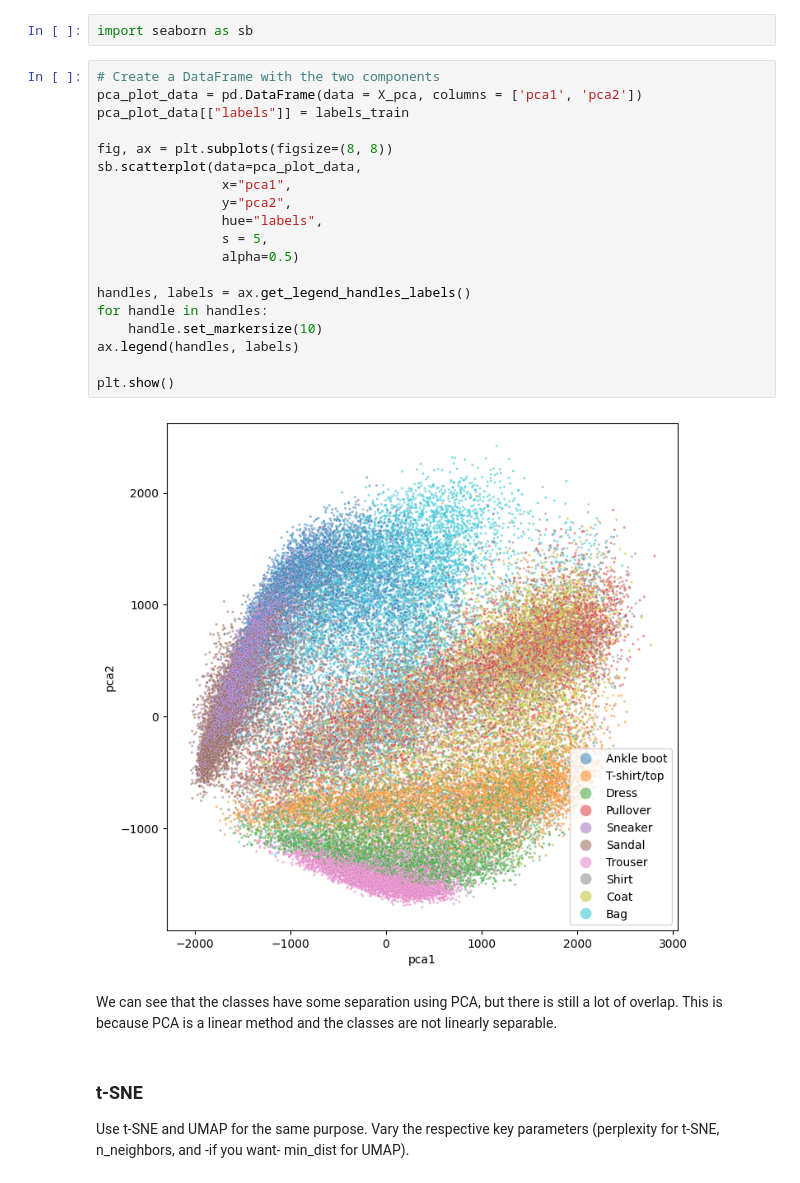
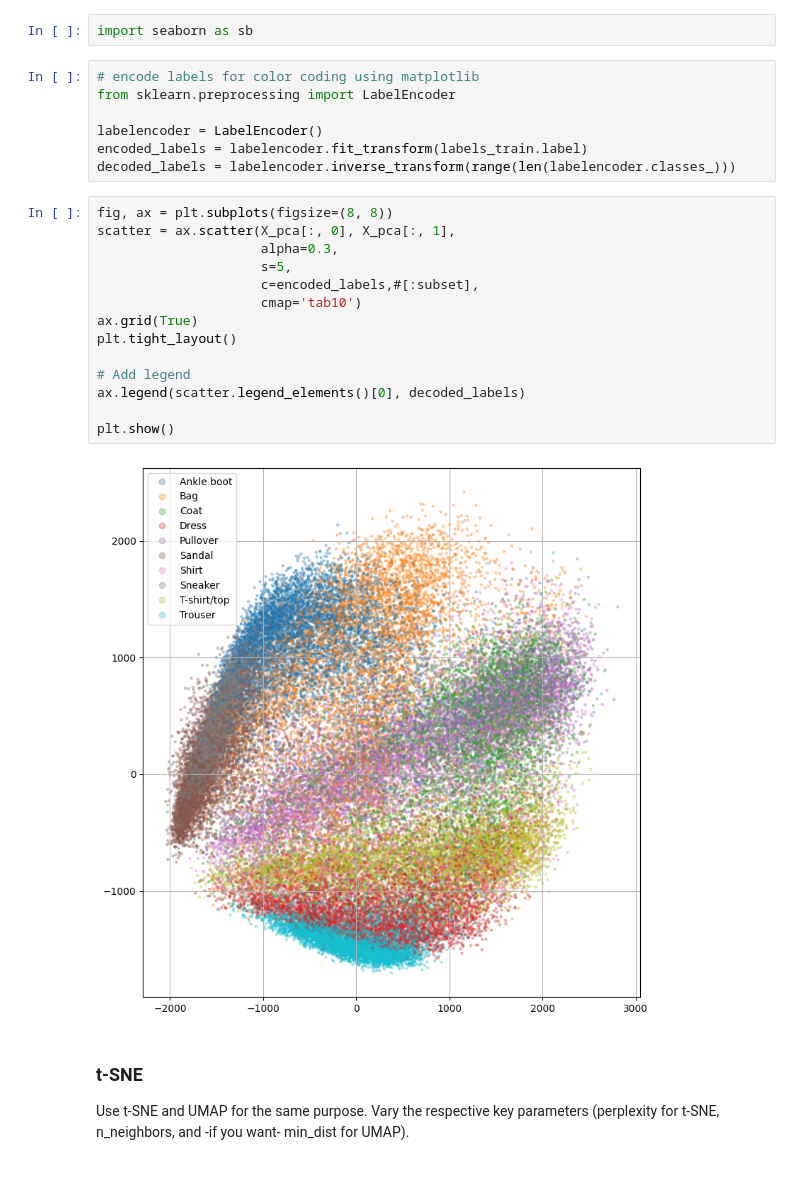
Before and after one commit to Knerten0815/data_science_course, a Jupyter notebook: notebooks/portfolio 2/data_science_MMI_portfolio_02_fashionMNIST_template.ipynb, the cells around one changed output. Cells and saved outputs as stored; diff of their text form.

Commit message:
Fixed colors across plots. Added legends.

```diff
--- a/notebooks/portfolio 2/data_science_MMI_portfolio_02_fashionMNIST_template.ipynb
+++ b/notebooks/portfolio 2/data_science_MMI_portfolio_02_fashionMNIST_template.ipynb
@@ -179,29 +179,29 @@ X_pca.shape
 Now every image has an PCA-embedding of 2 dimensions. We can plot these embeddings in a scatter plot. To verify if this method was of any use, we will color the points by their class and see if the classes are somewhat separated. We use seaborns default color palette for this, because it is designed to be easily readable for catecorical data.
 # %%
 import seaborn as sb
-# %%
-# Create a DataFrame with the two components
-pca_plot_data = pd.DataFrame(data = X_pca, columns = ['pca1', 'pca2'])
-pca_plot_data[["labels"]] = labels_train
-
-fig, ax = plt.subplots(figsize=(8, 8))
-sb.scatterplot(data=pca_plot_data,
-                x="pca1",
-                y="pca2",
-                hue="labels",
-                s = 5,
-                alpha=0.5)
-
-handles, labels = ax.get_legend_handles_labels()
-for handle in handles:
-    handle.set_markersize(10)
-ax.legend(handles, labels)
-
-plt.show()
-# %% [output]
-[figure, removed]
-# %% [markdown]
-We can see that the classes have some separation using PCA, but there is still a lot of overlap. This is because PCA is a linear method and the classes are not linearly separable.
+# %%
+# encode labels for color coding using matplotlib
+from sklearn.preprocessing import LabelEncoder
+
+labelencoder = LabelEncoder()
+encoded_labels = labelencoder.fit_transform(labels_train.label)
+decoded_labels = labelencoder.inverse_transform(range(len(labelencoder.classes_)))
+# %%
+fig, ax = plt.subplots(figsize=(8, 8))
+scatter = ax.scatter(X_pca[:, 0], X_pca[:, 1],
+                     alpha=0.3,
+                     s=5,
+                     c=encoded_labels,#[:subset],
+                     cmap='tab10')
+ax.grid(True)
+plt.tight_layout()
+
+# Add legend
+ax.legend(scatter.legend_elements()[0], decoded_labels)
+
+plt.show()
+# %% [output]
+[figure, added]
 # %% [markdown]
 ### t-SNE
 
```
Also changed, not shown: parts of 9 cells of this notebook.
